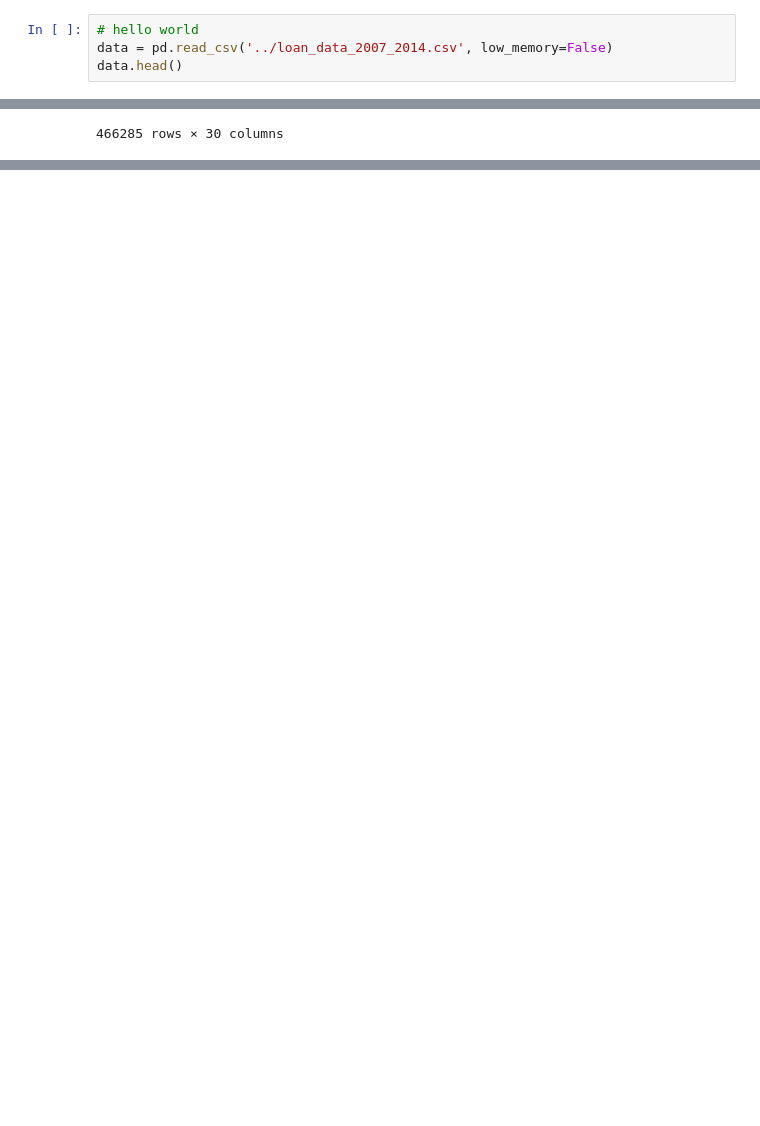
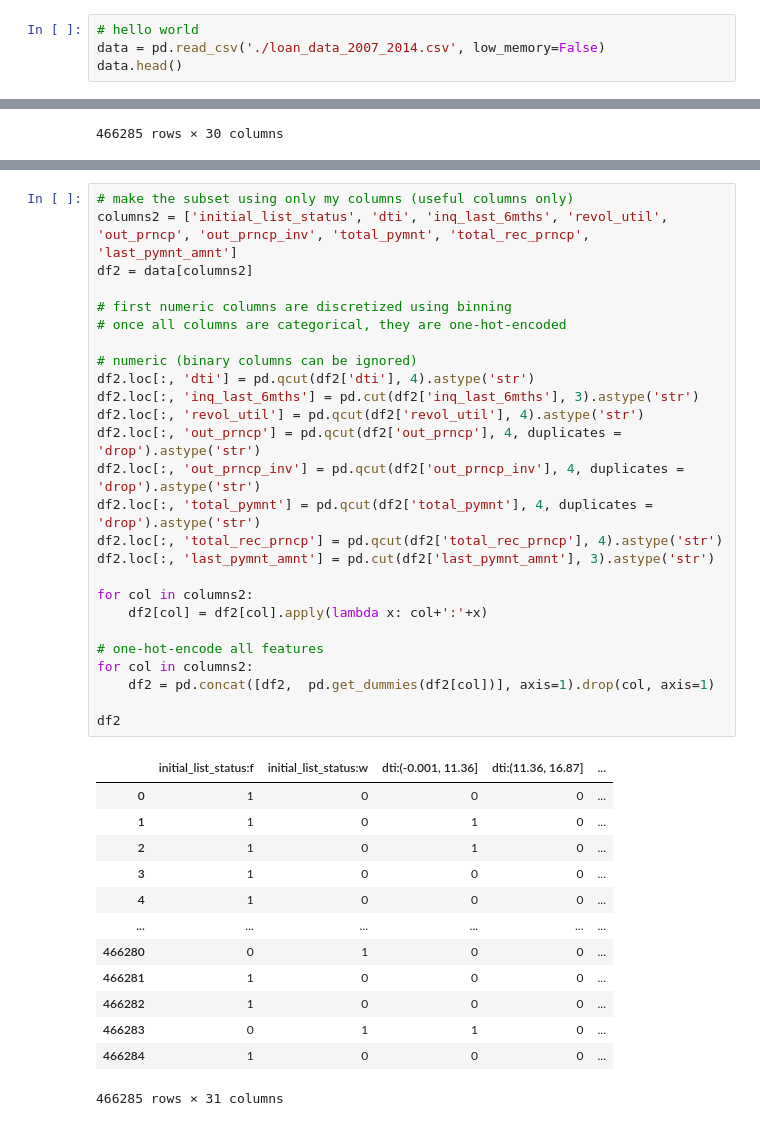
Before and after one commit to Ach113/Loan-Approval-Scoring-System, a Jupyter notebook: LoanApprovalScoring.ipynb, the cells around one changed output, grey strips where cells are left out. Cells and saved outputs as stored; diff of their text form; blank space fills up the shorter version.

Commit message:
numeric columns are discretized using binning

```diff
--- a/LoanApprovalScoring.ipynb
+++ b/LoanApprovalScoring.ipynb
@@ -9,7 +9,7 @@ import warnings
 warnings.simplefilter("ignore")
 # %%
 # hello world
-data = pd.read_csv('../loan_data_2007_2014.csv', low_memory=False)
+data = pd.read_csv('./loan_data_2007_2014.csv', low_memory=False)
 data.head()
 # %% [output]
 |  | id | member_id | loan_amnt | funded_amnt | funded_amnt_inv | term | int_rate | installment | grade | ... |
@@ -1433,0 +1483,40 @@ df1
+# %%
+# make the subset using only my columns (useful columns only)
+columns2 = ['initial_list_status', 'dti', 'inq_last_6mths', 'revol_util', 'out_prncp', 'out_prncp_inv', 'total_pymnt', 'total_rec_prncp', 'last_pymnt_amnt']
+df2 = data[columns2]
+
+# first numeric columns are discretized using binning
+# once all columns are categorical, they are one-hot-encoded
+
+# numeric (binary columns can be ignored)
+df2.loc[:, 'dti'] = pd.qcut(df2['dti'], 4).astype('str')
+df2.loc[:, 'inq_last_6mths'] = pd.cut(df2['inq_last_6mths'], 3).astype('str')
+df2.loc[:, 'revol_util'] = pd.qcut(df2['revol_util'], 4).astype('str')
+df2.loc[:, 'out_prncp'] = pd.qcut(df2['out_prncp'], 4, duplicates = 'drop').astype('str')
+df2.loc[:, 'out_prncp_inv'] = pd.qcut(df2['out_prncp_inv'], 4, duplicates = 'drop').astype('str')
+df2.loc[:, 'total_pymnt'] = pd.qcut(df2['total_pymnt'], 4, duplicates = 'drop').astype('str')
+df2.loc[:, 'total_rec_prncp'] = pd.qcut(df2['total_rec_prncp'], 4).astype('str')
+df2.loc[:, 'last_pymnt_amnt'] = pd.cut(df2['last_pymnt_amnt'], 3).astype('str')
+
+for col in columns2:
+    df2[col] = df2[col].apply(lambda x: col+':'+x)
+
+# one-hot-encode all features
+for col in columns2:
+    df2 = pd.concat([df2,  pd.get_dummies(df2[col])], axis=1).drop(col, axis=1)
+
+df2
+# %% [output]
+|  | initial_list_status:f | initial_list_status:w | dti:(-0.001, 11.36] | dti:(11.36, 16.87] | ... |
+| 0 | 1 | 0 | 0 | 0 | ... |
+| 1 | 1 | 0 | 1 | 0 | ... |
+| 2 | 1 | 0 | 1 | 0 | ... |
+| 3 | 1 | 0 | 0 | 0 | ... |
+| 4 | 1 | 0 | 0 | 0 | ... |
+| ... | ... | ... | ... | ... | ... |
+| 466280 | 0 | 1 | 0 | 0 | ... |
+| 466281 | 1 | 0 | 0 | 0 | ... |
+| 466282 | 1 | 0 | 0 | 0 | ... |
+| 466283 | 0 | 1 | 1 | 0 | ... |
+| 466284 | 1 | 0 | 0 | 0 | ... |
+466285 rows × 31 columns
```
Also changed, not shown: parts of 26 cells of this notebook.
